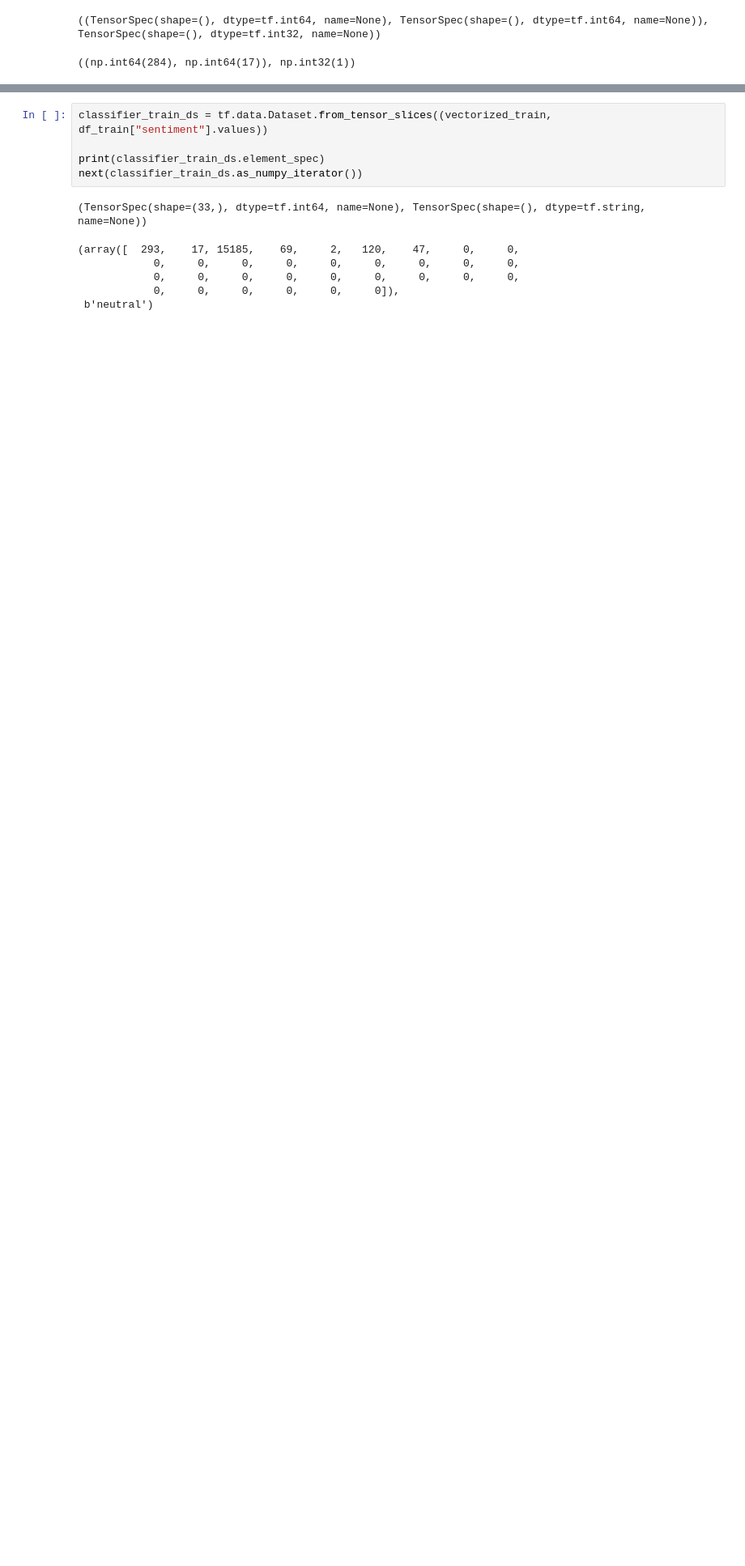
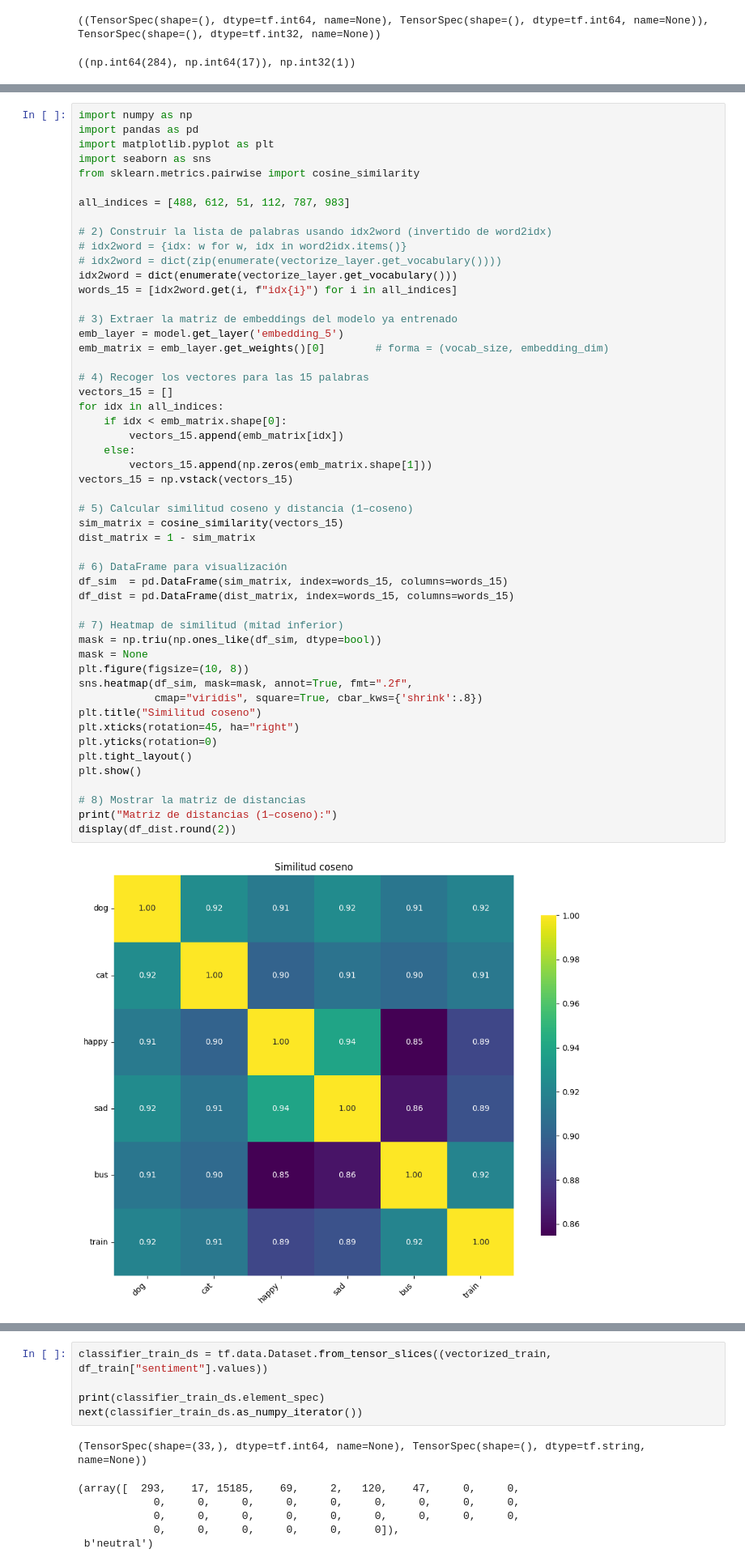
Before and after one commit to Alf-caput/UFVDeepLearning, a Jupyter notebook: P2_NaturalLanguageProcessing/PW2_embedding_2.ipynb, the cells around one changed output, grey strips where cells are left out. Shown at 81% size. Saved outputs shown, nothing was run; the diff lists cells and outputs as text; blank space fills up the shorter version.

Commit message:
6 words

```diff
--- a/P2_NaturalLanguageProcessing/PW2_embedding_2.ipynb
+++ b/P2_NaturalLanguageProcessing/PW2_embedding_2.ipynb
@@ -419,0 +419,53 @@ embeddings[what_index].shape
+# %%
+import numpy as np
+import pandas as pd
+import matplotlib.pyplot as plt
+import seaborn as sns
+from sklearn.metrics.pairwise import cosine_similarity
+
+all_indices = [488, 612, 51, 112, 787, 983]
+
+# 2) Construir la lista de palabras usando idx2word (invertido de word2idx)
+# idx2word = {idx: w for w, idx in word2idx.items()}
+# idx2word = dict(zip(enumerate(vectorize_layer.get_vocabulary())))
+idx2word = dict(enumerate(vectorize_layer.get_vocabulary()))
+words_15 = [idx2word.get(i, f"idx{i}") for i in all_indices]
+
+# 3) Extraer la matriz de embeddings del modelo ya entrenado
+emb_layer = model.get_layer('embedding_5')
+emb_matrix = emb_layer.get_weights()[0]        # forma = (vocab_size, embedding_dim)
+
+# 4) Recoger los vectores para las 15 palabras
+vectors_15 = []
+for idx in all_indices:
+    if idx < emb_matrix.shape[0]:
+        vectors_15.append(emb_matrix[idx])
+    else:
+        vectors_15.append(np.zeros(emb_matrix.shape[1]))
+vectors_15 = np.vstack(vectors_15)
+
+# 5) Calcular similitud coseno y distancia (1–coseno)
+sim_matrix = cosine_similarity(vectors_15)
+dist_matrix = 1 - sim_matrix
+
+# 6) DataFrame para visualización
+df_sim  = pd.DataFrame(sim_matrix, index=words_15, columns=words_15)
+df_dist = pd.DataFrame(dist_matrix, index=words_15, columns=words_15)
+
+# 7) Heatmap de similitud (mitad inferior)
+mask = np.triu(np.ones_like(df_sim, dtype=bool))
+mask = None
+plt.figure(figsize=(10, 8))
+sns.heatmap(df_sim, mask=mask, annot=True, fmt=".2f",
+            cmap="viridis", square=True, cbar_kws={'shrink':.8})
+plt.title("Similitud coseno")
+plt.xticks(rotation=45, ha="right")
+plt.yticks(rotation=0)
+plt.tight_layout()
+plt.show()
+
+# 8) Mostrar la matriz de distancias
+print("Matriz de distancias (1–coseno):")
+display(df_dist.round(2))
+# %% [output]
+[figure, added]
```
Also changed, not shown: parts of 8 cells of this notebook.
